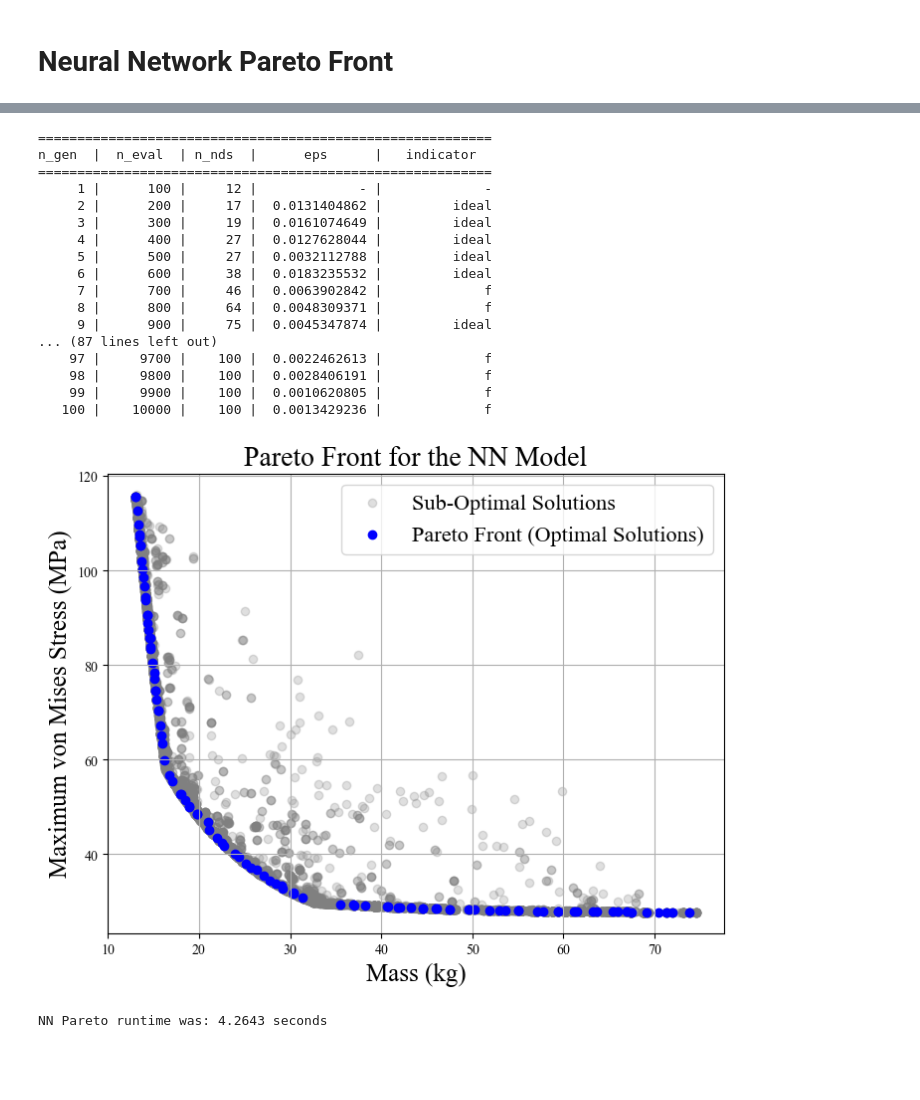
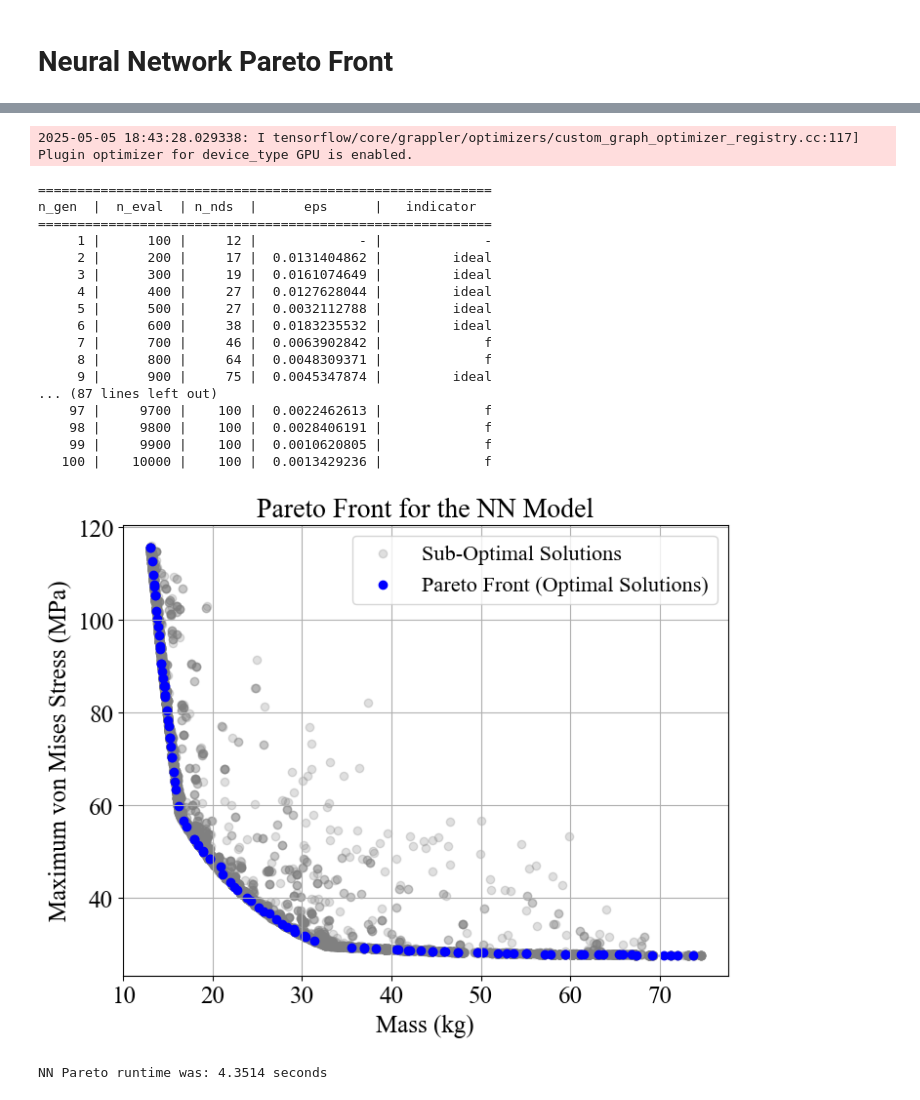
Before and after one commit to hug0kopter/MECH0107, a Jupyter notebook: CW2/Post Processing/Pareto_Optimisation.ipynb, the cells around one changed output, grey strips where cells are left out. Cells and saved outputs as stored; diff of their text form; code cells hidden in the pictures; blank space fills up the shorter version.

```diff
--- a/CW2/Post Processing/Pareto_Optimisation.ipynb
+++ b/CW2/Post Processing/Pareto_Optimisation.ipynb
@@ -256,49 +257,52 @@ res = minimize(problem,
                algorithm,
                ("n_gen", 100),  # Number of generations for evolution
                seed=1,
                verbose=True,
                save_history=True)  # Save full optimization history for analysis
 
 # Extract the final Pareto-optimal solutions
 pareto_front = res.F  # Objective values of Pareto-optimal solutions
 masses_pareto, stresses_pareto = pareto_front[:, 0], pareto_front[:, 1]
 
 # Extract all sub-optimal solutions from optimization history
 all_solutions = np.vstack([gen.pop.get("F") for gen in res.history])
 masses_all, stresses_all = all_solutions[:, 0], all_solutions[:, 1]
 
 # Plot the Pareto Front and Sub-Optimal Solutions
 plt.figure(figsize=(8, 6))
 plt.title("Pareto Front for the NN Model", fontsize = titlesize)
 plt.scatter(masses_all, stresses_all, c="gray", alpha=0.25, label="Sub-Optimal Solutions")
 plt.scatter(masses_pareto, stresses_pareto, c="blue", label="Pareto Front (Optimal Solutions)")
 plt.xlabel("Mass (kg)", fontsize = labelsize)
 plt.ylabel("Maximum von Mises Stress (MPa)", fontsize = labelsize)
+plt.xticks(fontsize=labelsize)
+plt.yticks(fontsize=labelsize)
 plt.legend(fontsize = legendsize)
 plt.grid(True)
 plt.savefig("figures/Pareto_Front_NN.png", dpi=500)  # Save the figure
 plt.show()
 
 nn_pareto_end = time.time()
 nn_pareto_runtime_s = nn_pareto_end - nn_pareto_start
 print(f"NN Pareto runtime was: {nn_pareto_runtime_s:.4f} seconds")
 # %% [output]
-==========================================================
-n_gen  |  n_eval  | n_nds  |      eps      |   indicator
-==========================================================
-     1 |      100 |     12 |             - |             -
-     2 |      200 |     17 |  0.0131404862 |         ideal
-     3 |      300 |     19 |  0.0161074649 |         ideal
-     4 |      400 |     27 |  0.0127628044 |         ideal
-     5 |      500 |     27 |  0.0032112788 |         ideal
-     6 |      600 |     38 |  0.0183235532 |         ideal
-     7 |      700 |     46 |  0.0063902842 |             f
-     8 |      800 |     64 |  0.0048309371 |             f
-     9 |      900 |     75 |  0.0045347874 |         ideal
-... (87 lines left out)
-    97 |     9700 |    100 |  0.0022462613 |             f
-    98 |     9800 |    100 |  0.0028406191 |             f
-    99 |     9900 |    100 |  0.0010620805 |             f
-   100 |    10000 |    100 |  0.0013429236 |             f
+2025-05-05 18:43:28.029338: I tensorflow/core/grappler/optimizers/custom_graph_optimizer_registry.cc:117] Plugin optimizer for device_type GPU is enabled.
+==========================================================
+n_gen  |  n_eval  | n_nds  |      eps      |   indicator
+==========================================================
+     1 |      100 |     12 |             - |             -
+     2 |      200 |     17 |  0.0131404862 |         ideal
+     3 |      300 |     19 |  0.0161074649 |         ideal
+     4 |      400 |     27 |  0.0127628044 |         ideal
+     5 |      500 |     27 |  0.0032112788 |         ideal
+     6 |      600 |     38 |  0.0183235532 |         ideal
+     7 |      700 |     46 |  0.0063902842 |             f
+     8 |      800 |     64 |  0.0048309371 |             f
+     9 |      900 |     75 |  0.0045347874 |         ideal
+... (87 lines left out)
+    97 |     9700 |    100 |  0.0022462613 |             f
+    98 |     9800 |    100 |  0.0028406191 |             f
+    99 |     9900 |    100 |  0.0010620805 |             f
+   100 |    10000 |    100 |  0.0013429236 |             f
-[figure, old version]
+[figure, new version]
-NN Pareto runtime was: 4.2643 seconds
+NN Pareto runtime was: 4.3514 seconds
```
Also changed, not shown: parts of 3 cells of this notebook, 12 other files.
